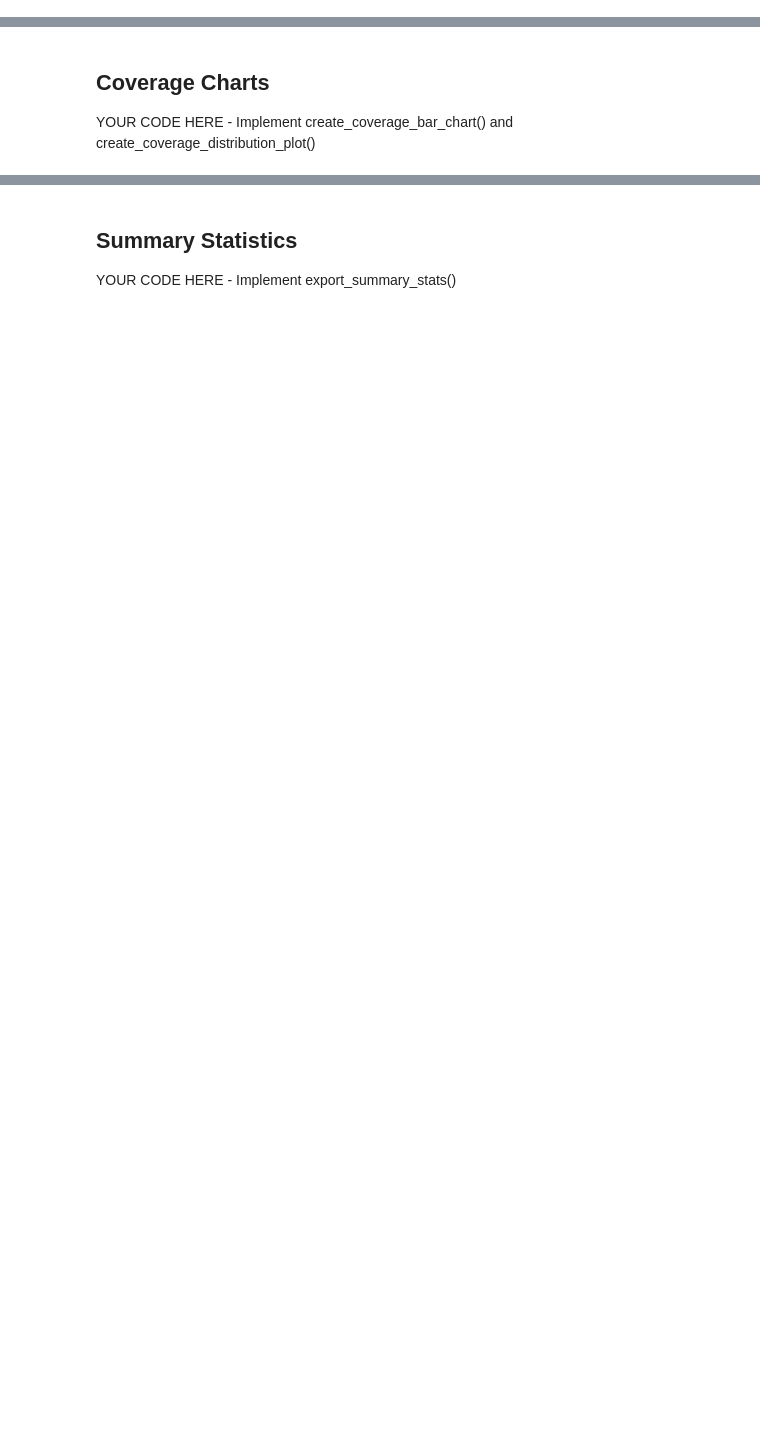
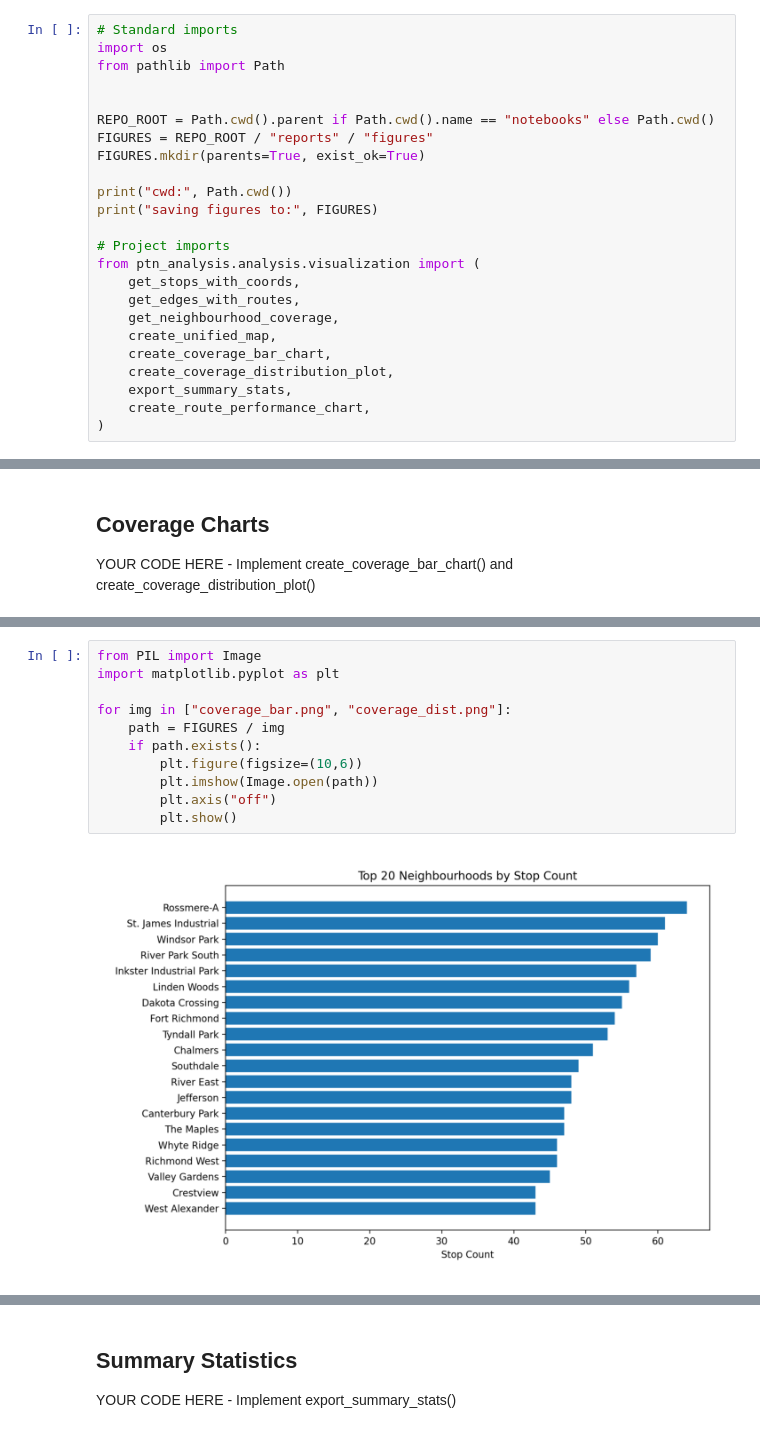
Before and after one commit to ahmedas22/ywg-ptn-analysis-4710-g11, a Jupyter notebook: notebooks/2.0-stephenie-viz.ipynb, the cells around one changed output, grey strips where cells are left out. Cells and saved outputs as stored; diff of their text form; blank space fills up the shorter version.

Commit message:
feat: PR1 visualizations, coverage charts, and network maps

```diff
--- a/notebooks/2.0-stephenie-viz.ipynb
+++ b/notebooks/2.0-stephenie-viz.ipynb
@@ -32,0 +14,24 @@ print("Imports loaded successfully")
+# %%
+# Standard imports
+import os
+from pathlib import Path
+
+
+REPO_ROOT = Path.cwd().parent if Path.cwd().name == "notebooks" else Path.cwd()
+FIGURES = REPO_ROOT / "reports" / "figures"
+FIGURES.mkdir(parents=True, exist_ok=True)
+
+print("cwd:", Path.cwd())
+print("saving figures to:", FIGURES)
+
+# Project imports
+from ptn_analysis.analysis.visualization import (
+    get_stops_with_coords,
+    get_edges_with_routes,
+    get_neighbourhood_coverage,
+    create_unified_map,
+    create_coverage_bar_chart,
+    create_coverage_distribution_plot,
+    export_summary_stats,
+    create_route_performance_chart,
+)
@@ -66,0 +120,13 @@ YOUR CODE HERE - Implement create_coverage_bar_chart() and create_coverage_distr
+# %%
+from PIL import Image
+import matplotlib.pyplot as plt
+
+for img in ["coverage_bar.png", "coverage_dist.png"]:
+    path = FIGURES / img
+    if path.exists():
+        plt.figure(figsize=(10,6))
+        plt.imshow(Image.open(path))
+        plt.axis("off")
+        plt.show()
+# %% [output]
+[figure, added]
```
Also changed, not shown: parts of 17 cells of this notebook, 7 other files.
